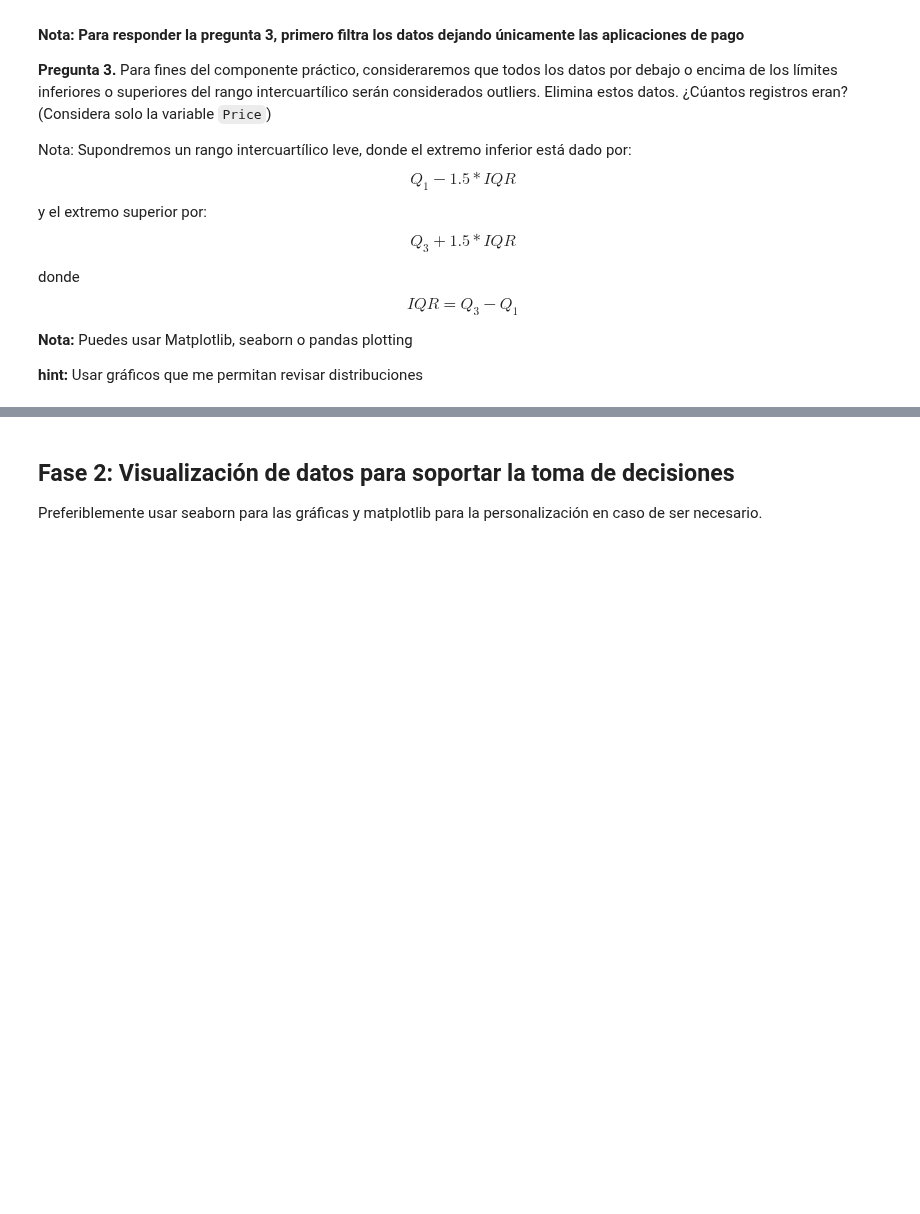
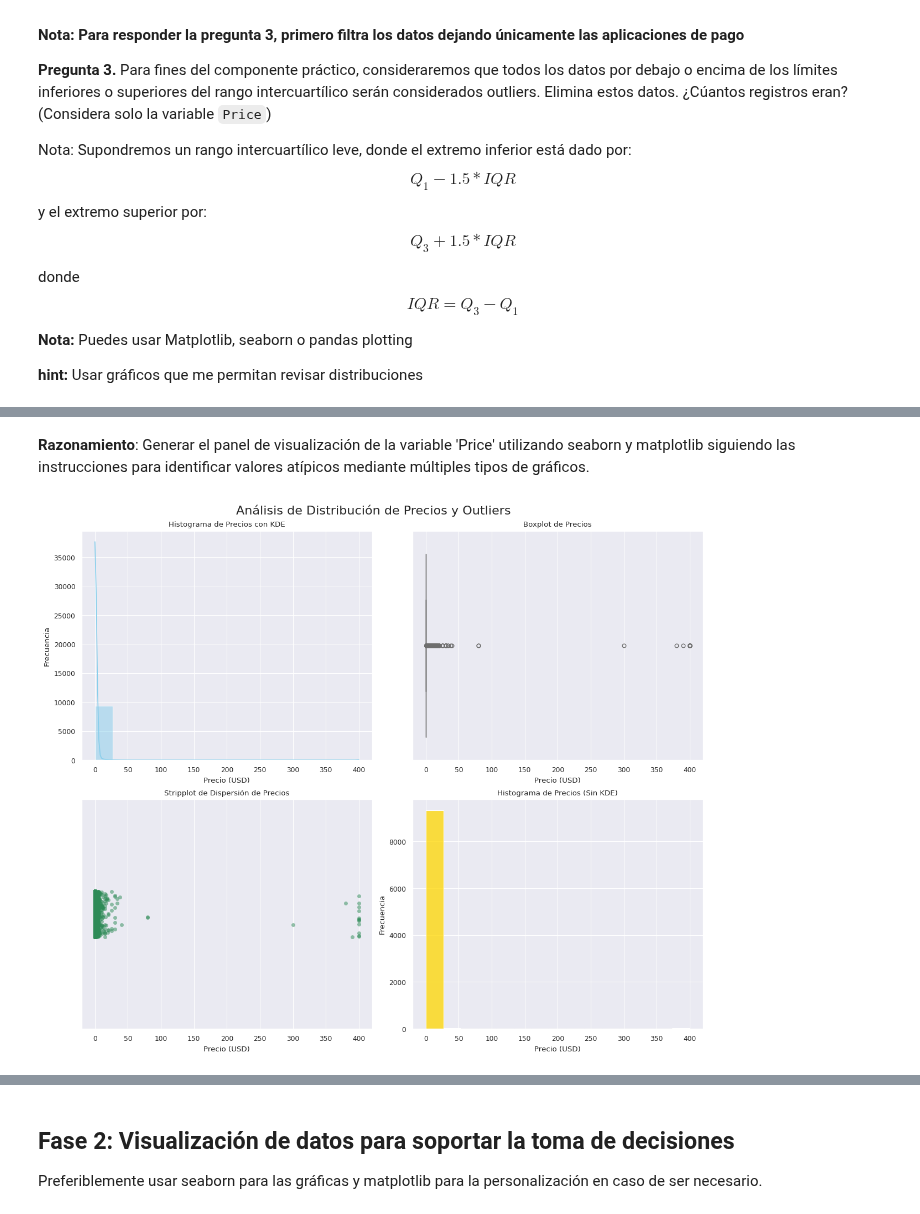
Before and after one commit to Alexander-Luna/Modulo2UIDE, a Jupyter notebook: Week1/P_1_G6.ipynb, the cells around one changed output, grey strips where cells are left out. Drawn from its saved outputs; the diff is of its cells as text; code cells hidden in the pictures; blank space fills up the shorter version.

```diff
--- a/Week1/P_1_G6.ipynb
+++ b/Week1/P_1_G6.ipynb
@@ -752,17 +536,0 @@ Valor Superior de Reviews: 55300.0
-# %%
-# # coloca el valor del número a filtrar basado en la información del gráfico
-
-#Comentamos las lineas porque se calcularon arriba
-#min_val = # colocar valor
-#max_val = # colocar valor
-
-
-print("\n"+"+"*80)
-print(f"Datos antes de la limpieza de outliers de SIZE: {data.shape[0]}")
-
-# Filtramos los outliers con los rangos minimo y maximo
-data = data[(data.Size>=min_val) & (data.Size<=max_val)]
-
-print(f"Datos después de la limpieza de outliers de SIZE: {data.shape[0]}")
-
-print("+"*80)
@@ -786,0 +542,39 @@ size_histlimpio_fig.bar_label(size_histlimpio_fig.containers[0],fontsize=8,paddi
+# %% [markdown]
+**Razonamiento**:
+Generar el panel de visualización de la variable 'Price' utilizando seaborn y matplotlib siguiendo las instrucciones para identificar valores atípicos mediante múltiples tipos de gráficos.
+# %%
+import matplotlib.pyplot as plt
+import seaborn as sns
+
+# 1. Configurar el tema y estilo de seaborn
+sns.set_theme(style='darkgrid', context='paper')
+
+# 2. Crear la figura y los subplots (2x2 para una distribución balanceada)
+fig, axes = plt.subplots(2, 2, figsize=(12, 10), layout='constrained')
+fig.suptitle('Análisis de Distribución de Precios y Outliers', fontsize=16)
+
+# 3. Primer subplot: Histplot con KDE
+sns.histplot(data=data, x='Price', kde=True, ax=axes[0, 0], color='skyblue')
+axes[0, 0].set_title('Histograma de Precios con KDE')
+axes[0, 0].set_xlabel('Precio (USD)')
+axes[0, 0].set_ylabel('Frecuencia')
+
+# 4. Segundo subplot: Boxplot
+sns.boxplot(data=data, x='Price', ax=axes[0, 1], color='lightcoral')
+axes[0, 1].set_title('Boxplot de Precios')
+axes[0, 1].set_xlabel('Precio (USD)')
+
+# 5. Tercer subplot: Stripplot
+sns.stripplot(data=data, x='Price', ax=axes[1, 0], color='seagreen', alpha=0.5)
+axes[1, 0].set_title('Stripplot de Dispersión de Precios')
+axes[1, 0].set_xlabel('Precio (USD)')
+
+# 6. Cuarto subplot: Histplot SIN KDE
+sns.histplot(data=data, x='Price', kde=False, ax=axes[1, 1], color='gold')
+axes[1, 1].set_title('Histograma de Precios (Sin KDE)')
+axes[1, 1].set_xlabel('Precio (USD)')
+axes[1, 1].set_ylabel('Frecuencia')
+
+plt.show()
+# %% [output]
+[figure, added]
```
Also changed, not shown: parts of 75 cells of this notebook.
